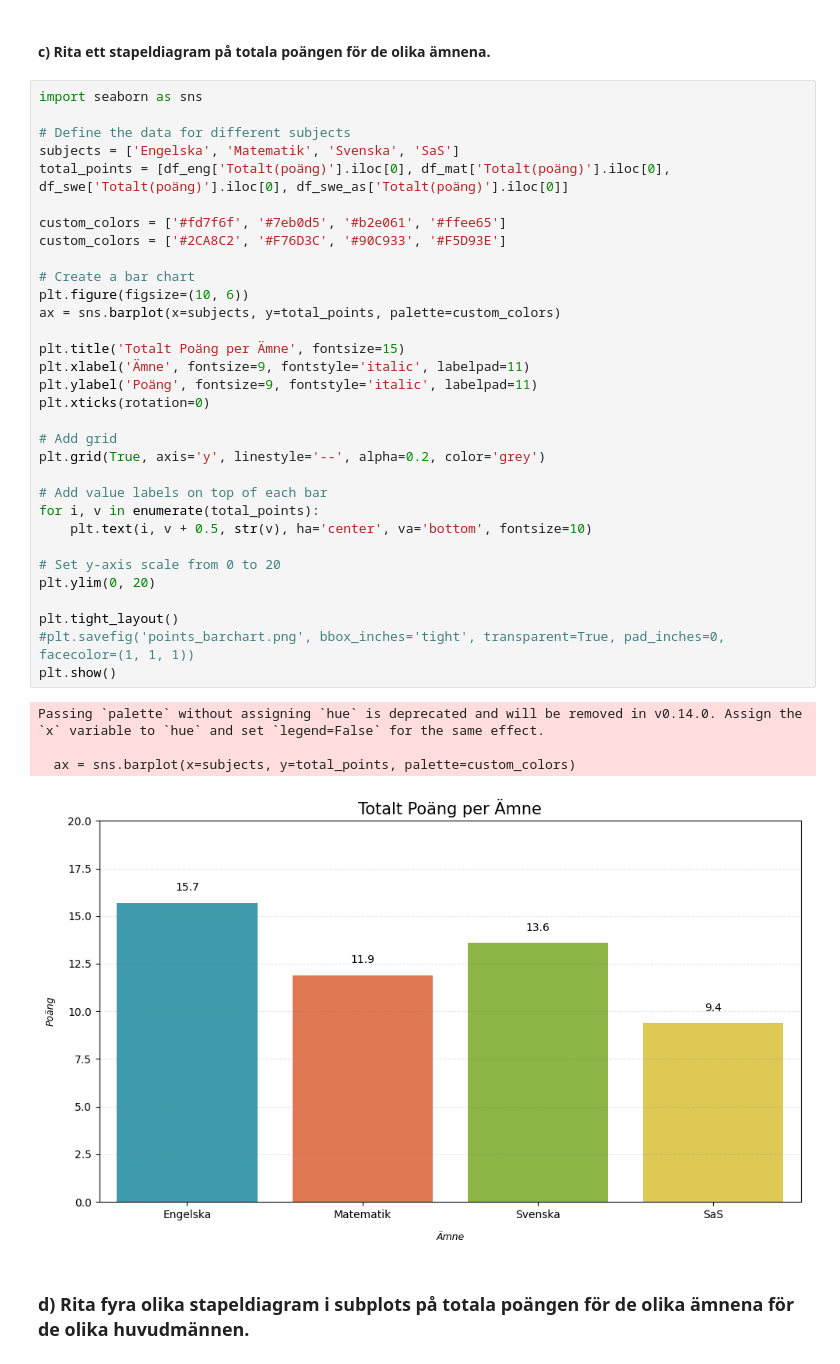
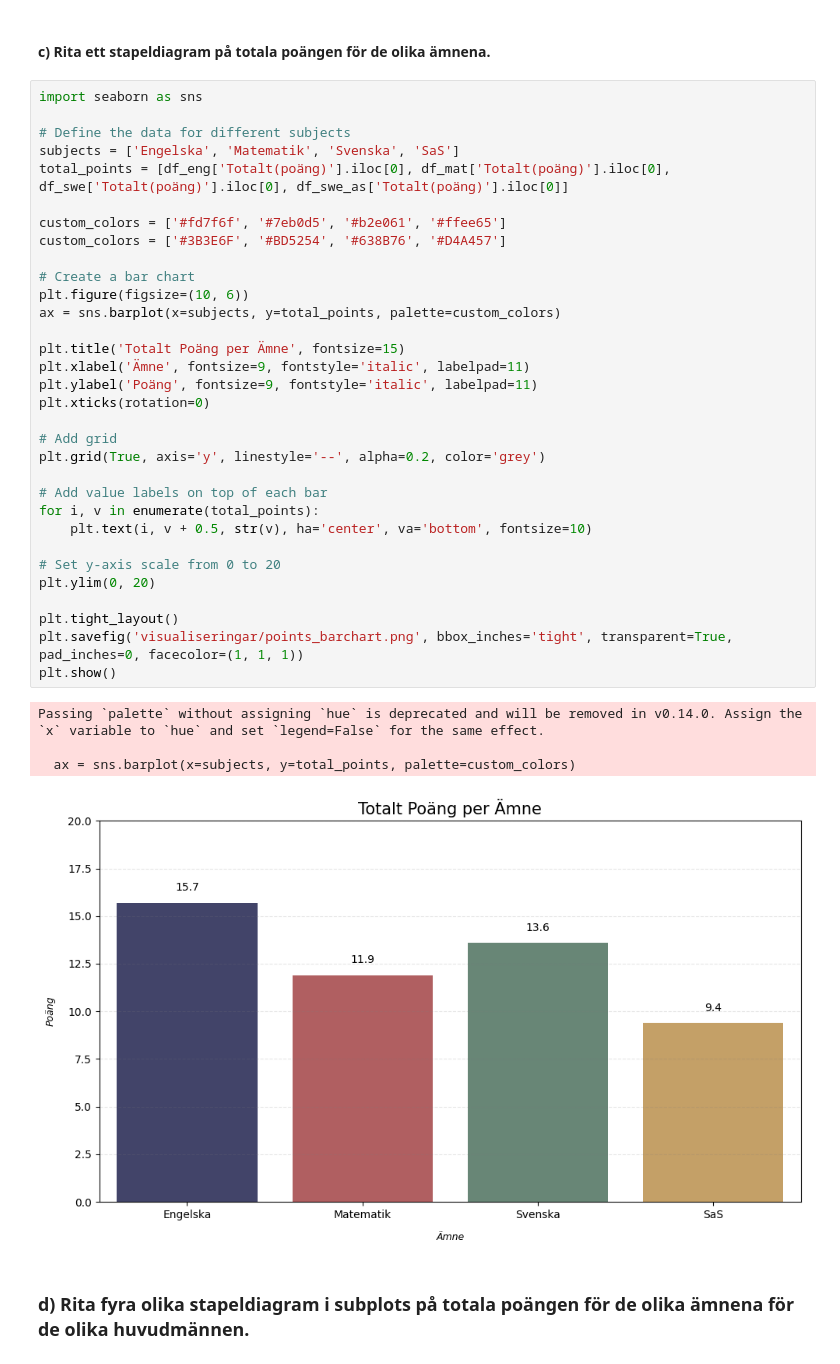
Before and after one commit to ArthurLopez1/Python-Arthur-Lopez-OPA23, a Jupyter notebook: labb2/labb2_0.ipynb, the cells around one changed output. Drawn from its saved outputs; the diff is of its cells as text.

```diff
--- a/labb2/labb2_0.ipynb
+++ b/labb2/labb2_0.ipynb
@@ -149,36 +149,36 @@ import seaborn as sns
 subjects = ['Engelska', 'Matematik', 'Svenska', 'SaS']
 total_points = [df_eng['Totalt(poäng)'].iloc[0], df_mat['Totalt(poäng)'].iloc[0], df_swe['Totalt(poäng)'].iloc[0], df_swe_as['Totalt(poäng)'].iloc[0]]
 
 custom_colors = ['#fd7f6f', '#7eb0d5', '#b2e061', '#ffee65']
-custom_colors = ['#2CA8C2', '#F76D3C', '#90C933', '#F5D93E']
+custom_colors = ['#3B3E6F', '#BD5254', '#638B76', '#D4A457']
 
 # Create a bar chart
 plt.figure(figsize=(10, 6))
 ax = sns.barplot(x=subjects, y=total_points, palette=custom_colors)
 
 plt.title('Totalt Poäng per Ämne', fontsize=15)
 plt.xlabel('Ämne', fontsize=9, fontstyle='italic', labelpad=11)
 plt.ylabel('Poäng', fontsize=9, fontstyle='italic', labelpad=11)
 plt.xticks(rotation=0)
 
 # Add grid
 plt.grid(True, axis='y', linestyle='--', alpha=0.2, color='grey')
 
 # Add value labels on top of each bar
 for i, v in enumerate(total_points):
     plt.text(i, v + 0.5, str(v), ha='center', va='bottom', fontsize=10)
 
 # Set y-axis scale from 0 to 20
 plt.ylim(0, 20)
 
 plt.tight_layout()
-#plt.savefig('points_barchart.png', bbox_inches='tight', transparent=True, pad_inches=0, facecolor=(1, 1, 1))
+plt.savefig('visualiseringar/points_barchart.png', bbox_inches='tight', transparent=True, pad_inches=0, facecolor=(1, 1, 1))
 plt.show()
 # %% [output]
 Passing `palette` without assigning `hue` is deprecated and will be removed in v0.14.0. Assign the `x` variable to `hue` and set `legend=False` for the same effect.
 
   ax = sns.barplot(x=subjects, y=total_points, palette=custom_colors)
-[figure, old version]
+[figure, new version]
 # %% [markdown]
 ### d) Rita fyra olika stapeldiagram i subplots på totala poängen för de olika ämnena för de olika huvudmännen.
 # %%
```
Also changed, not shown: parts of 2 cells of this notebook, 7 other files.
